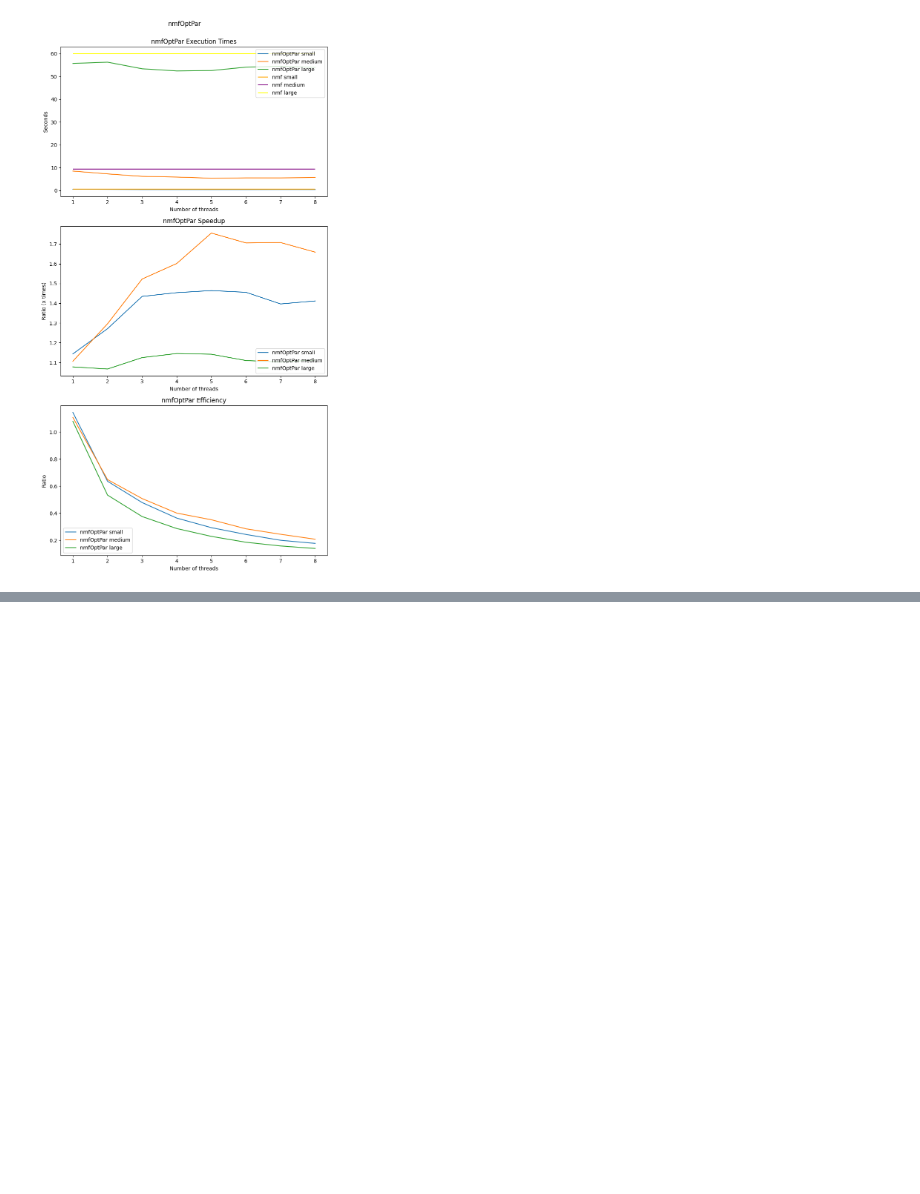
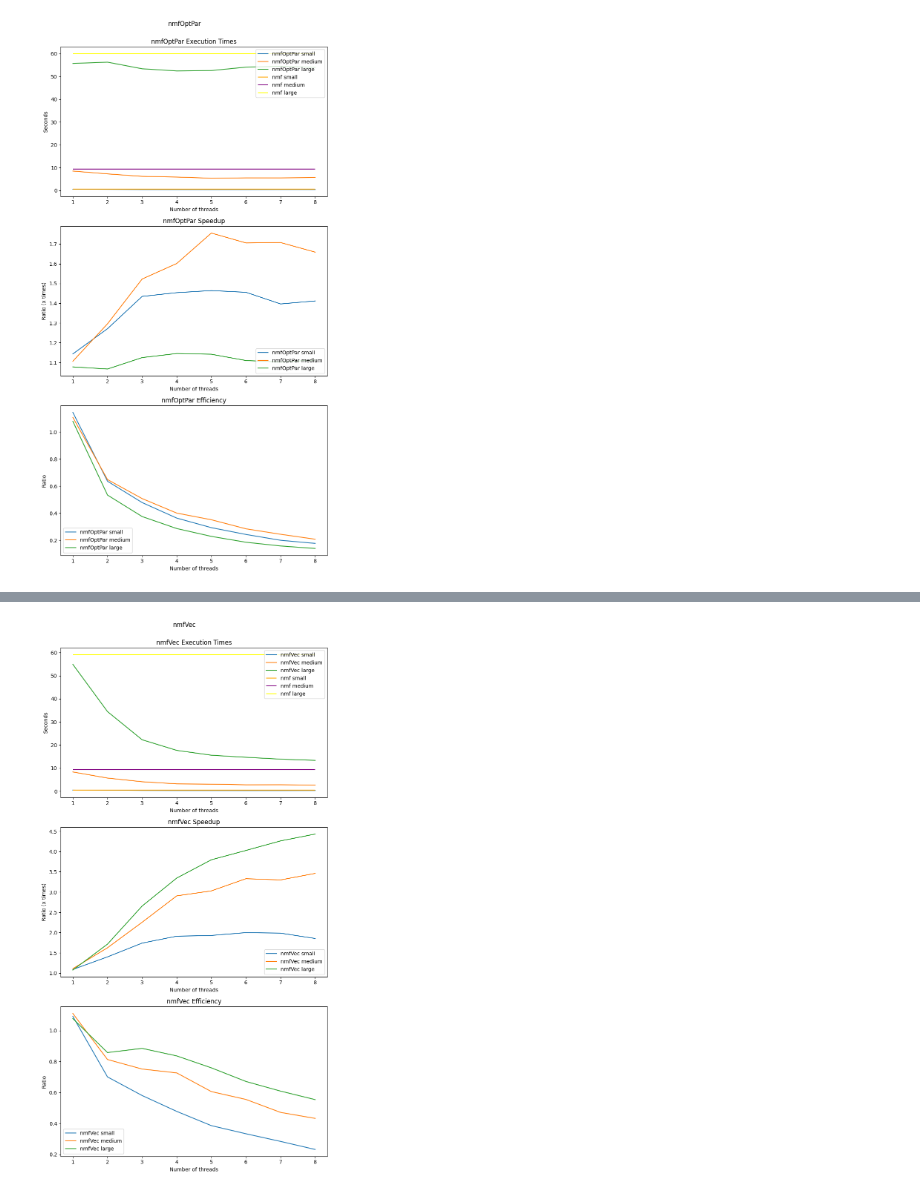
Before and after one commit to NFabrizio/NMF, a Jupyter notebook: results.ipynb, the cells around one changed output, grey strips where cells are left out. Saved outputs shown, nothing was run; the diff lists cells and outputs as text; code cells hidden in the pictures; blank space fills up the shorter version.

Commit message:
feature/optimize-nmf-nf Adds learnVec for vectorizing algorithm along with results

```diff
--- a/results.ipynb
+++ b/results.ipynb
@@ -1131,3 +1133,6 @@ print_table(adjusted_data_nmfOptPar)
 plot_times2(adjusted_data_nmfOptPar, 'nmfOptPar', 'nmfOptPar.png')
 # %% [output]
 [figure]
+# %%
+data_nmfVec = pandas.read_csv('results_nmfVec.csv', delimiter=',', decimal='.')
+data_nmfVec
@@ -1133,0 +1157,3 @@ plot_times2(adjusted_data_nmfOptPar, 'nmfOptPar', 'nmfOptPar.png')
+# %%
+adjusted_data_nmfVec = calc_mean_and_variance2(data_nmfVec)
+print_table(adjusted_data_nmfVec)
@@ -1133,0 +1178,4 @@ plot_times2(adjusted_data_nmfOptPar, 'nmfOptPar', 'nmfOptPar.png')
+# %%
+plot_times2(adjusted_data_nmfVec, 'nmfVec', 'nmfVec.png')
+# %% [output]
+[figure, added]
```
Also changed, not shown: parts of 3 cells of this notebook, 5 other files.
